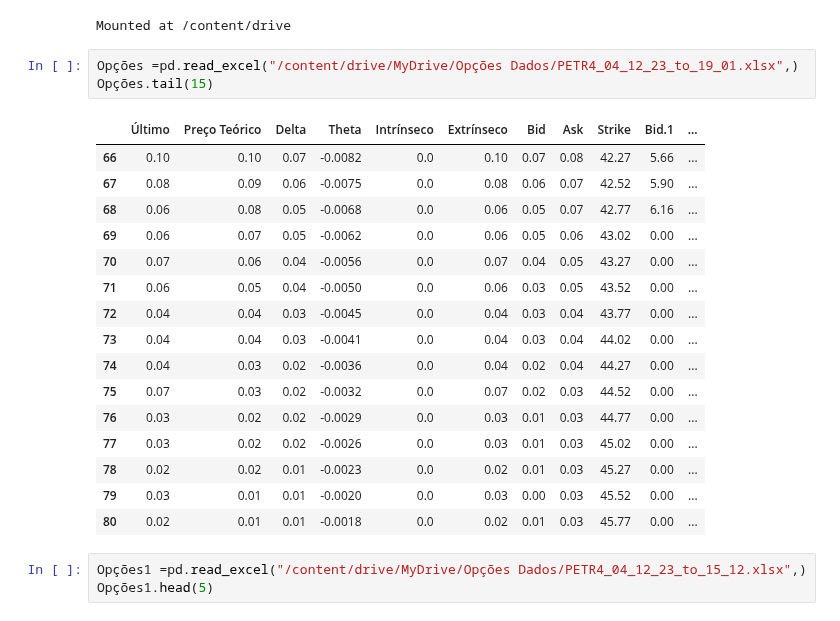
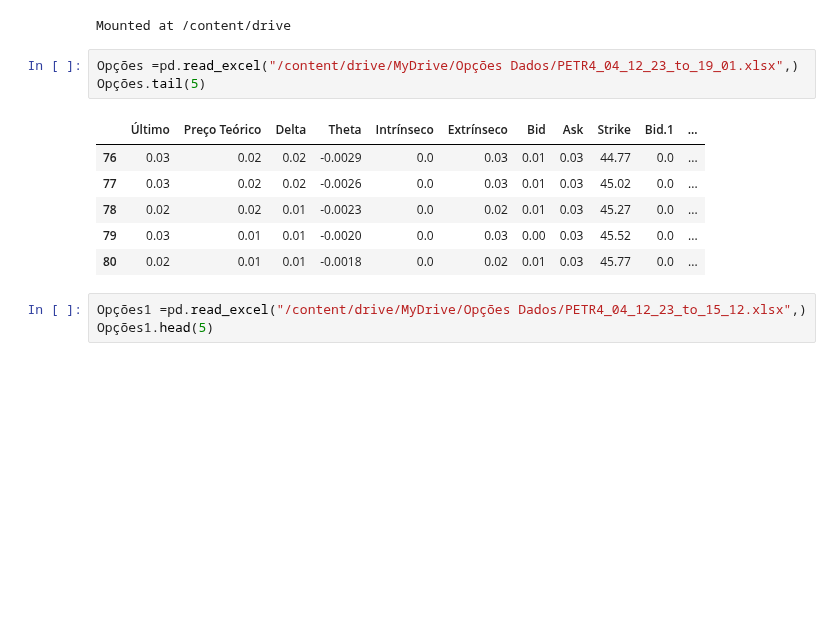
Before and after one commit to facklen/python_para_investimentos, a Jupyter notebook: Avaliação_Opções.ipynb, the cells around one changed output. Cells and saved outputs as stored; diff of their text form; blank space fills up the shorter version.

```diff
--- a/Avaliação_Opções.ipynb
+++ b/Avaliação_Opções.ipynb
@@ -55,24 +55,14 @@ drive.mount('/content/drive')
 Mounted at /content/drive
 # %%
 Opções =pd.read_excel("/content/drive/MyDrive/Opções Dados/PETR4_04_12_23_to_19_01.xlsx",)
-Opções.tail(15)
+Opções.tail(5)
 # %% [output]
 |  | Último | Preço Teórico | Delta | Theta | Intrínseco | Extrínseco | Bid | Ask | Strike | Bid.1 | ... |
-| 66 | 0.10 | 0.10 | 0.07 | -0.0082 | 0.0 | 0.10 | 0.07 | 0.08 | 42.27 | 5.66 | ... |
-| 67 | 0.08 | 0.09 | 0.06 | -0.0075 | 0.0 | 0.08 | 0.06 | 0.07 | 42.52 | 5.90 | ... |
-| 68 | 0.06 | 0.08 | 0.05 | -0.0068 | 0.0 | 0.06 | 0.05 | 0.07 | 42.77 | 6.16 | ... |
-| 69 | 0.06 | 0.07 | 0.05 | -0.0062 | 0.0 | 0.06 | 0.05 | 0.06 | 43.02 | 0.00 | ... |
-| 70 | 0.07 | 0.06 | 0.04 | -0.0056 | 0.0 | 0.07 | 0.04 | 0.05 | 43.27 | 0.00 | ... |
-| 71 | 0.06 | 0.05 | 0.04 | -0.0050 | 0.0 | 0.06 | 0.03 | 0.05 | 43.52 | 0.00 | ... |
-| 72 | 0.04 | 0.04 | 0.03 | -0.0045 | 0.0 | 0.04 | 0.03 | 0.04 | 43.77 | 0.00 | ... |
-| 73 | 0.04 | 0.04 | 0.03 | -0.0041 | 0.0 | 0.04 | 0.03 | 0.04 | 44.02 | 0.00 | ... |
-| 74 | 0.04 | 0.03 | 0.02 | -0.0036 | 0.0 | 0.04 | 0.02 | 0.04 | 44.27 | 0.00 | ... |
-| 75 | 0.07 | 0.03 | 0.02 | -0.0032 | 0.0 | 0.07 | 0.02 | 0.03 | 44.52 | 0.00 | ... |
-| 76 | 0.03 | 0.02 | 0.02 | -0.0029 | 0.0 | 0.03 | 0.01 | 0.03 | 44.77 | 0.00 | ... |
-| 77 | 0.03 | 0.02 | 0.02 | -0.0026 | 0.0 | 0.03 | 0.01 | 0.03 | 45.02 | 0.00 | ... |
-| 78 | 0.02 | 0.02 | 0.01 | -0.0023 | 0.0 | 0.02 | 0.01 | 0.03 | 45.27 | 0.00 | ... |
-| 79 | 0.03 | 0.01 | 0.01 | -0.0020 | 0.0 | 0.03 | 0.00 | 0.03 | 45.52 | 0.00 | ... |
-| 80 | 0.02 | 0.01 | 0.01 | -0.0018 | 0.0 | 0.02 | 0.01 | 0.03 | 45.77 | 0.00 | ... |
+| 76 | 0.03 | 0.02 | 0.02 | -0.0029 | 0.0 | 0.03 | 0.01 | 0.03 | 44.77 | 0.0 | ... |
+| 77 | 0.03 | 0.02 | 0.02 | -0.0026 | 0.0 | 0.03 | 0.01 | 0.03 | 45.02 | 0.0 | ... |
+| 78 | 0.02 | 0.02 | 0.01 | -0.0023 | 0.0 | 0.02 | 0.01 | 0.03 | 45.27 | 0.0 | ... |
+| 79 | 0.03 | 0.01 | 0.01 | -0.0020 | 0.0 | 0.03 | 0.00 | 0.03 | 45.52 | 0.0 | ... |
+| 80 | 0.02 | 0.01 | 0.01 | -0.0018 | 0.0 | 0.02 | 0.01 | 0.03 | 45.77 | 0.0 | ... |
 # %%
 Opções1 =pd.read_excel("/content/drive/MyDrive/Opções Dados/PETR4_04_12_23_to_15_12.xlsx",)
 Opções1.head(5)
```
Also changed, not shown: parts of 2 cells of this notebook.
